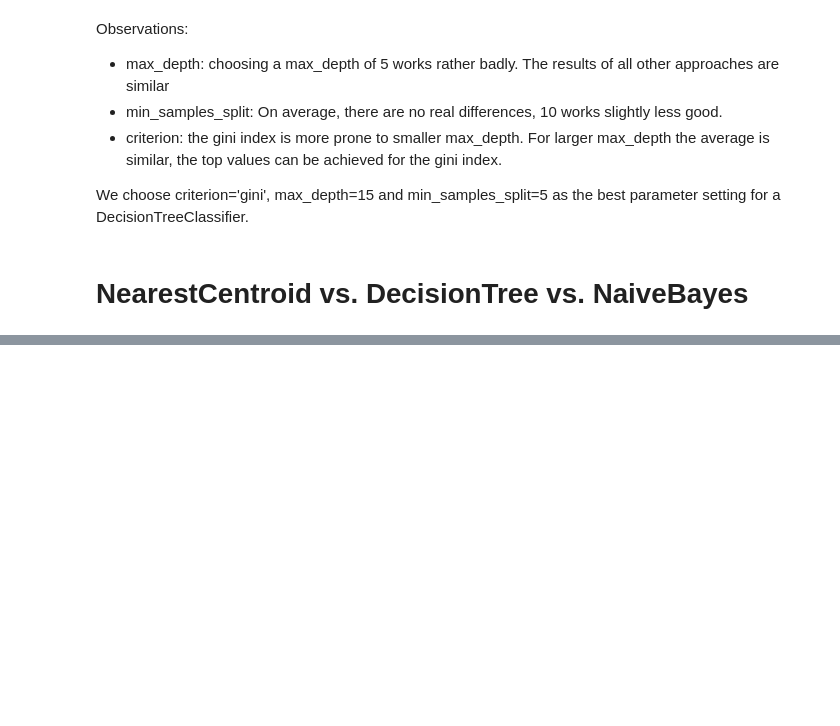
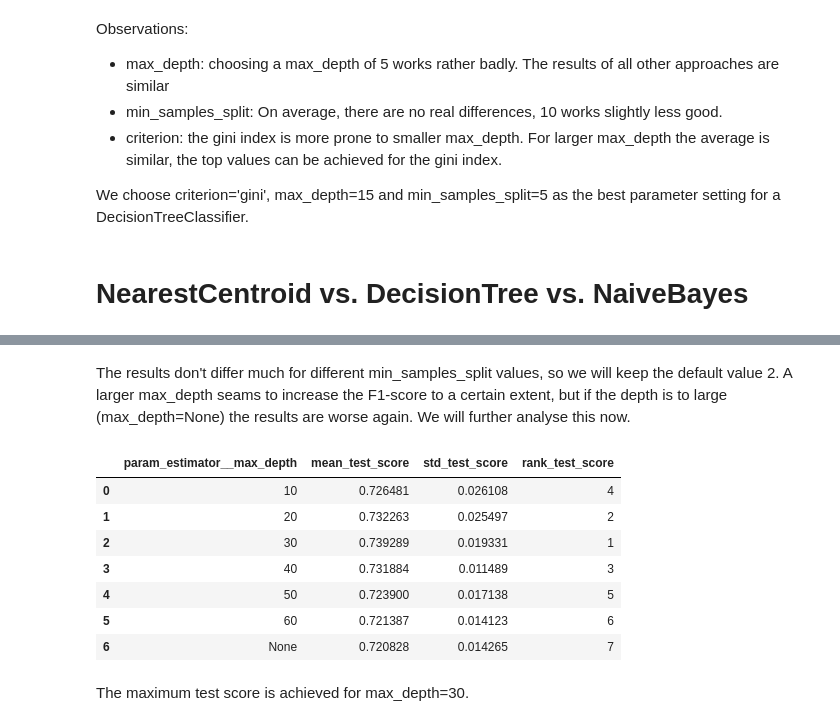
Before and after one commit to mograev/btvote, a Jupyter notebook: notebooks/3-classification.ipynb, the cells around one changed output, grey strips where cells are left out. Cells and saved outputs as stored; diff of their text form; code cells hidden in the pictures; blank space fills up the shorter version.

```diff
--- a/notebooks/3-classification.ipynb
+++ b/notebooks/3-classification.ipynb
@@ -181,0 +331,26 @@ display(results)
+# %%
+# set parameter grid
+parameters = {
+    'estimator': [RandomForestClassifier()],
+    'estimator__criterion': ['entropy'],
+    'estimator__max_depth': [None, 10, 20, 30],  # Maximum depth of the trees
+    'estimator__min_samples_split': [2, 5, 10],  # Minimum number of samples required to split an internal node
+    'estimator__random_state': [42]
+}
+
+# create the grid search instance
+grid_search_estimator = GridSearchCV(pipeline, parameters, scoring=f1, cv=stratified_10_fold_cv, error_score='raise')
+
+# run the grid search
+grid_search_estimator.fit(btvote_data, btvote_target)
+
+# results of all hyper-parameter combinations
+results = pd.DataFrame(grid_search_estimator.cv_results_)
+
+# transform the results for better visualization
+results['max_depth'] = results['param_estimator__max_depth']
+results['min_samples_split'] = results['param_estimator__min_samples_split']
+pivoted_results = results.pivot(index='max_depth', columns='min_samples_split', values='mean_test_score')
+pivoted_results['Average'] = pivoted_results.mean(axis=1)
+pivoted_results.loc['Average',:] = pivoted_results.mean()
+display(pivoted_results)
@@ -181,0 +365,31 @@ display(results)
+# %% [markdown]
+The results don't differ much for different min_samples_split values, so we will keep the default value 2. A larger max_depth seams to increase the F1-score to a certain extent, but if the depth is to large (max_depth=None) the results are worse again. We will further analyse this now.
+# %%
+# set parameter grid
+parameters = {
+    'estimator': [RandomForestClassifier()],
+    'estimator__criterion': ['entropy'],
+    'estimator__max_depth': [10, 20, 30, 40, 50, 60, None],  # Maximum depth of the trees
+    'estimator__random_state': [42]
+}
+
+# create the grid search instance
+grid_search_estimator = GridSearchCV(pipeline, parameters, scoring=f1, cv=stratified_10_fold_cv, error_score='raise')
+
+# run the grid search
+grid_search_estimator.fit(btvote_data, btvote_target)
+
+# results of all hyper-parameter combinations
+results = pd.DataFrame(grid_search_estimator.cv_results_)
+display(results[['param_estimator__max_depth','mean_test_score','std_test_score','rank_test_score']])
+# %% [output]
+|  | param_estimator__max_depth | mean_test_score | std_test_score | rank_test_score |
+| 0 | 10 | 0.726481 | 0.026108 | 4 |
+| 1 | 20 | 0.732263 | 0.025497 | 2 |
+| 2 | 30 | 0.739289 | 0.019331 | 1 |
+| 3 | 40 | 0.731884 | 0.011489 | 3 |
+| 4 | 50 | 0.723900 | 0.017138 | 5 |
+| 5 | 60 | 0.721387 | 0.014123 | 6 |
+| 6 | None | 0.720828 | 0.014265 | 7 |
+# %% [markdown]
+The maximum test score is achieved for max_depth=30.
```
Also changed, not shown: parts of 20 cells of this notebook.
